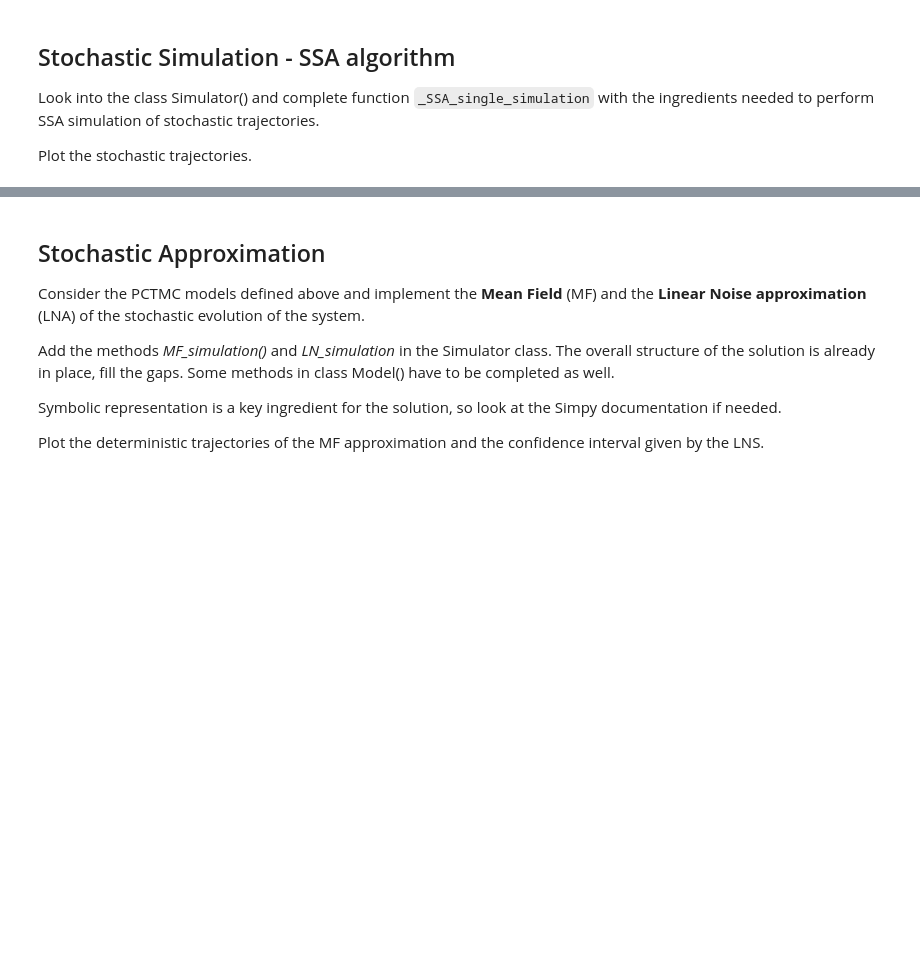
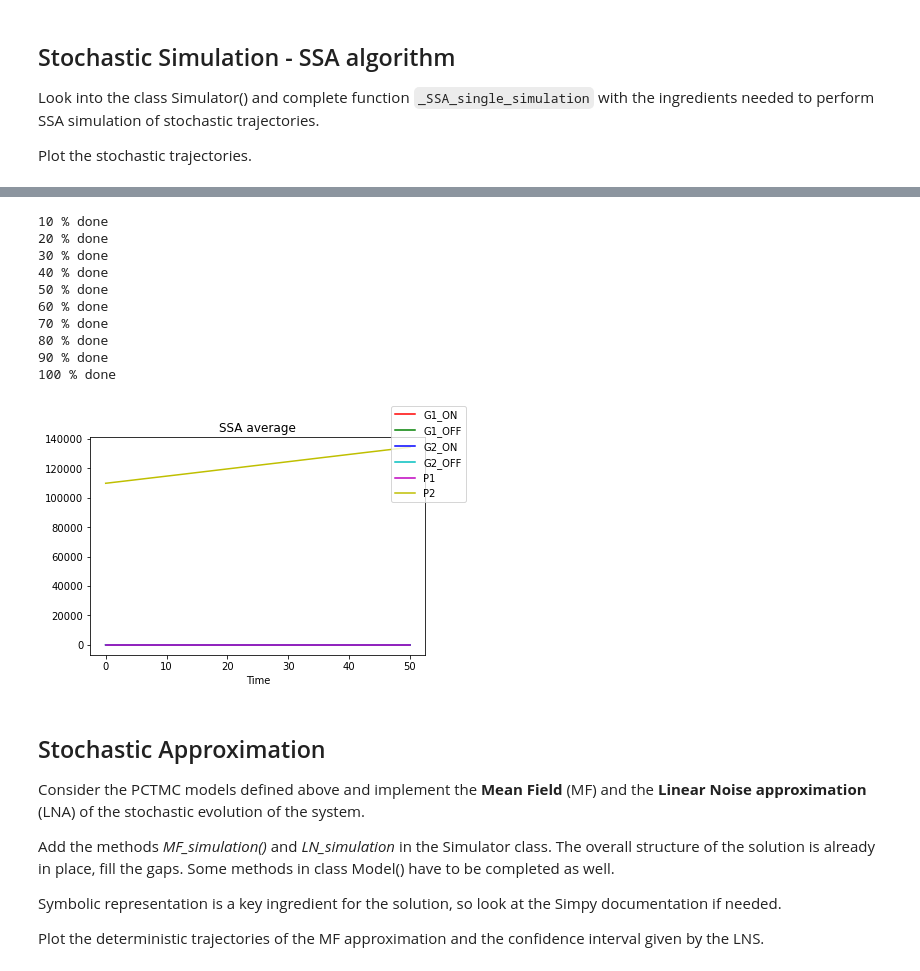
Before and after one commit to cima22/stochastic_modelling_and_simulation, a Jupyter notebook: pctmc/PCTMC.ipynb, the cells around one changed output, grey strips where cells are left out. Drawn from its saved outputs; the diff is of its cells as text; code cells hidden in the pictures; blank space fills up the shorter version.

```diff
--- a/pctmc/PCTMC.ipynb
+++ b/pctmc/PCTMC.ipynb
@@ -147,3 +154,25 @@ sim = Simulator(lv)
+# %%
+gts = genetic_toggle_switch()
+final_time = 50
+points = 100
+runs = 10
+
+sim = Simulator(gts)
+
+x = sim.SSA_simulation(final_time,runs,points,10)
+x.plot()
+# %% [output]
+10 % done
+20 % done
+30 % done
+40 % done
+50 % done
+60 % done
+70 % done
+80 % done
+90 % done
+100 % done
+[figure, added]
 # %% [markdown]
 ## Stochastic Approximation
 
```
Also changed, not shown: parts of 7 cells of this notebook.
